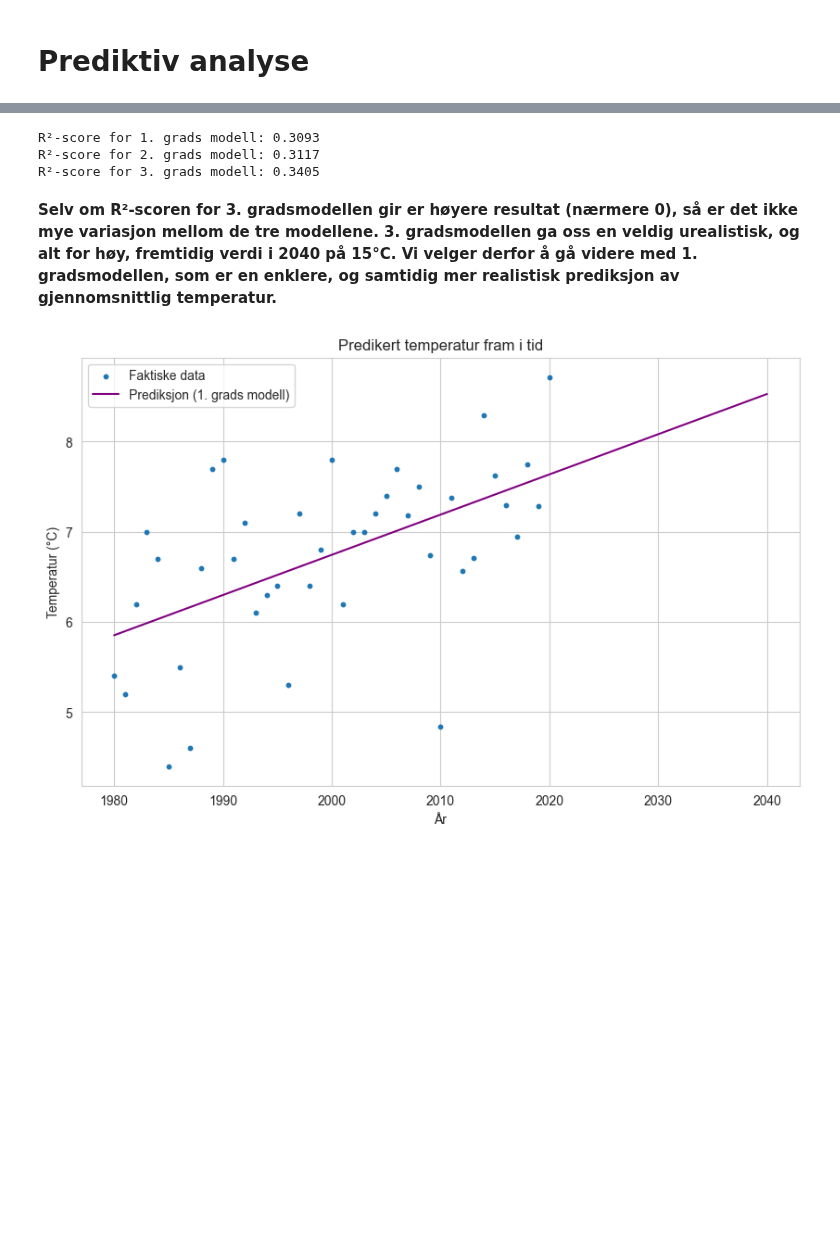
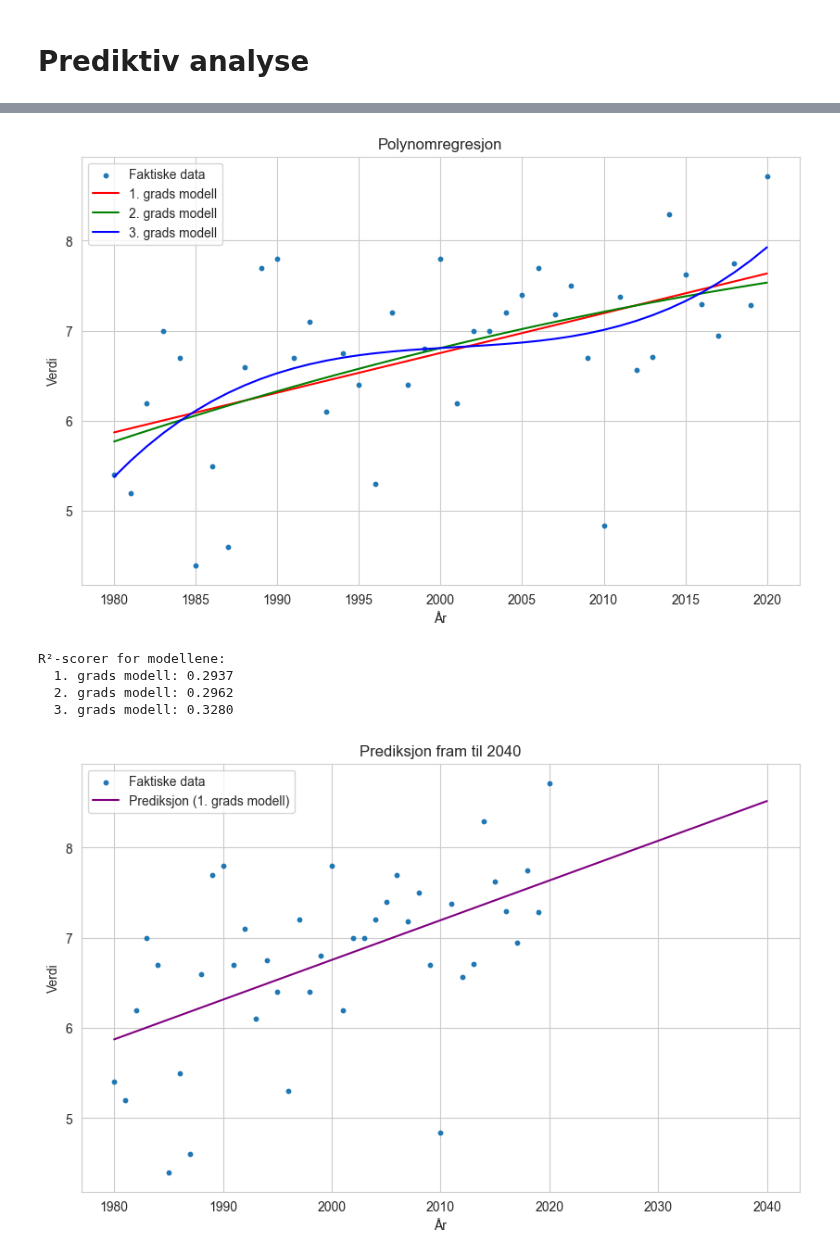
Before and after one commit to hannahnygard/TDT4114-milj.dataanalyse, a Jupyter notebook: proj_environment-main/notebooks/temperatur.ipynb, the cells around one changed output, grey strips where cells are left out. Cells and saved outputs as stored; diff of their text form; code cells hidden in the pictures; blank space fills up the shorter version.

```diff
--- a/proj_environment-main/notebooks/temperatur.ipynb
+++ b/proj_environment-main/notebooks/temperatur.ipynb
@@ -284,33 +226,0 @@ plt.show()
-# %%
-# Beregning av R²-score for å se hvilken modell som passer best
-r2_1 = r2_score(y, model_1(X))
-r2_2 = r2_score(y, model_2(X))
-r2_3 = r2_score(y, model_3(X))
-
-# Printer for å se hvilken som er nærmest 1
-print(f"R²-score for 1. grads modell: {r2_1:.4f}")
-print(f"R²-score for 2. grads modell: {r2_2:.4f}")
-print(f"R²-score for 3. grads modell: {r2_3:.4f}")
-# %% [output]
-R²-score for 1. grads modell: 0.3093
-R²-score for 2. grads modell: 0.3117
-R²-score for 3. grads modell: 0.3405
-# %% [markdown]
-**Selv om R²-scoren for 3. gradsmodellen gir er høyere resultat (nærmere 0), så er det ikke mye variasjon mellom de tre modellene. 3. gradsmodellen ga oss en veldig urealistisk, og alt for høy, fremtidig verdi i 2040 på 15°C. Vi velger derfor å gå videre med 1. gradsmodellen, som er en enklere, og samtidig mer realistisk prediksjon av gjennomsnittlig temperatur.**
-# %%
-# Prediksjon
-test_X = np.linspace(X.min(), 2040)
-y_predict = model_1(test_X)
-
-# Plotting med prediksjon
-plt.figure(figsize=(10,6))
-plt.scatter(X, y, label='Faktiske data', s=10)
-plt.plot(test_X, y_predict, color='purple', label='Prediksjon (1. grads modell)')
-plt.xlabel("År")
-plt.ylabel("Temperatur (°C)")
-plt.title("Predikert temperatur fram i tid")
-plt.legend()
-plt.grid(True)
-plt.show()
-# %% [output]
-[figure, removed]
@@ -316,0 +233,13 @@ plt.show()
+# %%
+temp_model = TrendModel(df_temp_renset)
+temp_model.fit_models()
+temp_model.plot_models()
+temp_model.print_r2_scores()
+temp_model.plot_prediction(2040, deg=1)
+# %% [output]
+[figure, added]
+R²-scorer for modellene:
+  1. grads modell: 0.2937
+  2. grads modell: 0.2962
+  3. grads modell: 0.3280
+[figure, added]
```
Also changed, not shown: parts of 10 cells of this notebook, 3 other files.
